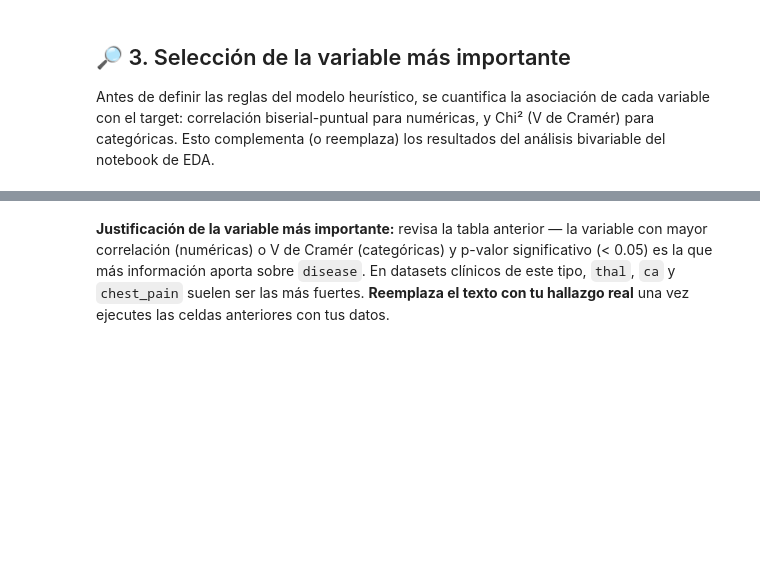
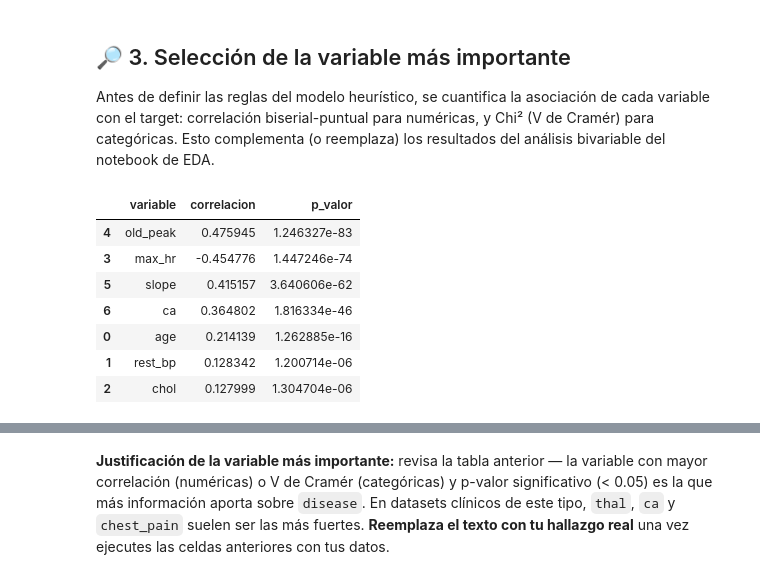
Before and after one commit to ChrisCeb17/hearth-project, a Jupyter notebook: notebooks/5-models/5modelobase_cdcv_20260825.ipynb, the cells around one changed output, grey strips where cells are left out. Cells and saved outputs as stored; diff of their text form; code cells hidden in the pictures; blank space fills up the shorter version.

```diff
--- a/notebooks/5-models/5modelobase_cdcv_20260825.ipynb
+++ b/notebooks/5-models/5modelobase_cdcv_20260825.ipynb
@@ -68,21 +90,36 @@ del notebook de EDA.
 # %%
 cols_numeric_all = list(df.select_dtypes(include=["number"]).columns)
 if TARGET in cols_numeric_all:
     cols_numeric_all.remove(TARGET)
 
-cols_categoric_all = list(df.select_dtypes(include=["category", "object", "boolean"]).columns)
+cols_categoric_all = list(
+    df.select_dtypes(include=["category", "object", "boolean"]).columns
+)
 if TARGET in cols_categoric_all:
     cols_categoric_all.remove(TARGET)
 
 # Asociación de variables numéricas con el target (correlación punto-biserial)
 resultados_numericas = []
 for col in cols_numeric_all:
     datos = df[[col, TARGET]].dropna()
     corr, p_valor = stats.pointbiserialr(datos[TARGET], datos[col])
-    resultados_numericas.append({"variable": col, "correlacion": corr, "p_valor": p_valor})
+    resultados_numericas.append(
+        {"variable": col, "correlacion": corr, "p_valor": p_valor}
+    )
 
-df_num = pd.DataFrame(resultados_numericas).sort_values("correlacion", key=abs, ascending=False)
+df_num = pd.DataFrame(resultados_numericas).sort_values(
+    "correlacion", key=abs, ascending=False
+)
 df_num
+# %% [output]
+|  | variable | correlacion | p_valor |
+| 4 | old_peak | 0.475945 | 1.246327e-83 |
+| 3 | max_hr | -0.454776 | 1.447246e-74 |
+| 5 | slope | 0.415157 | 3.640606e-62 |
+| 6 | ca | 0.364802 | 1.816334e-46 |
+| 0 | age | 0.214139 | 1.262885e-16 |
+| 1 | rest_bp | 0.128342 | 1.200714e-06 |
+| 2 | chol | 0.127999 | 1.304704e-06 |
 # %%
 # Asociación de variables categóricas con el target (Chi² y V de Cramér)
 resultados_categoricas = []
```
Also changed, not shown: parts of 14 cells of this notebook, 1 other file.
